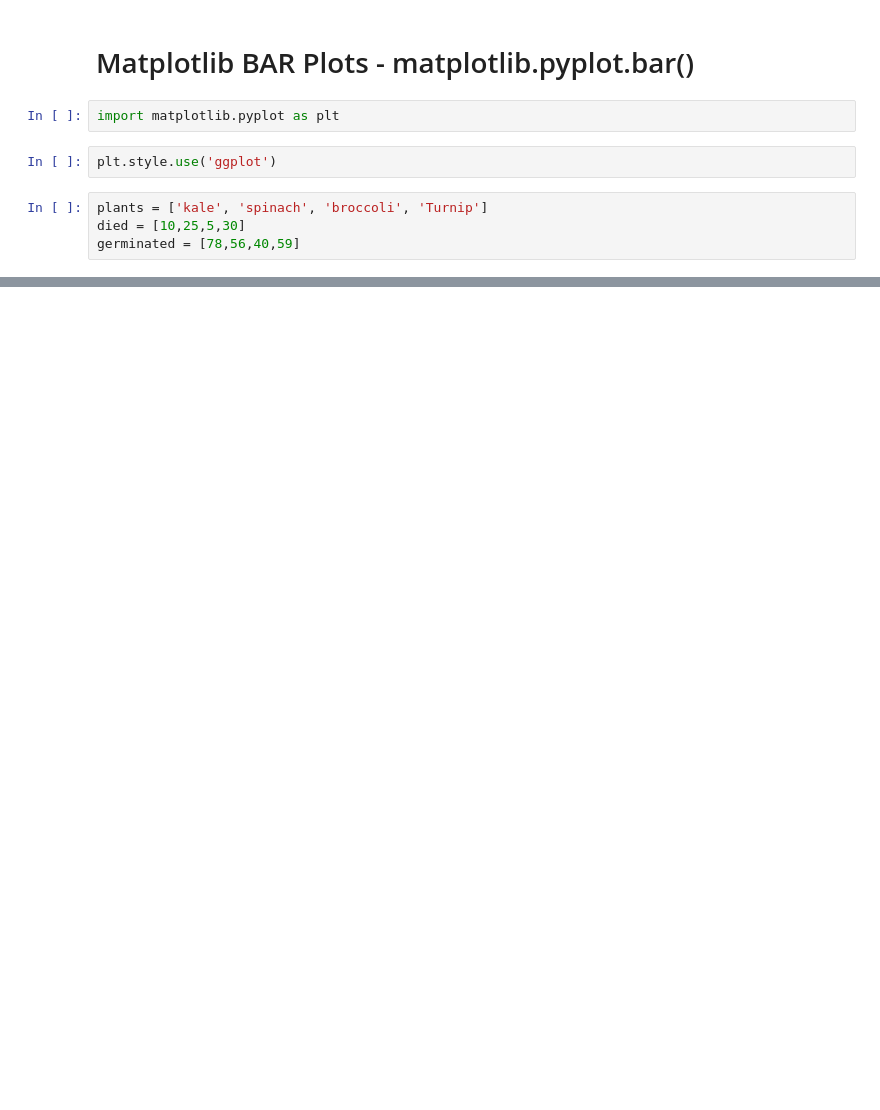
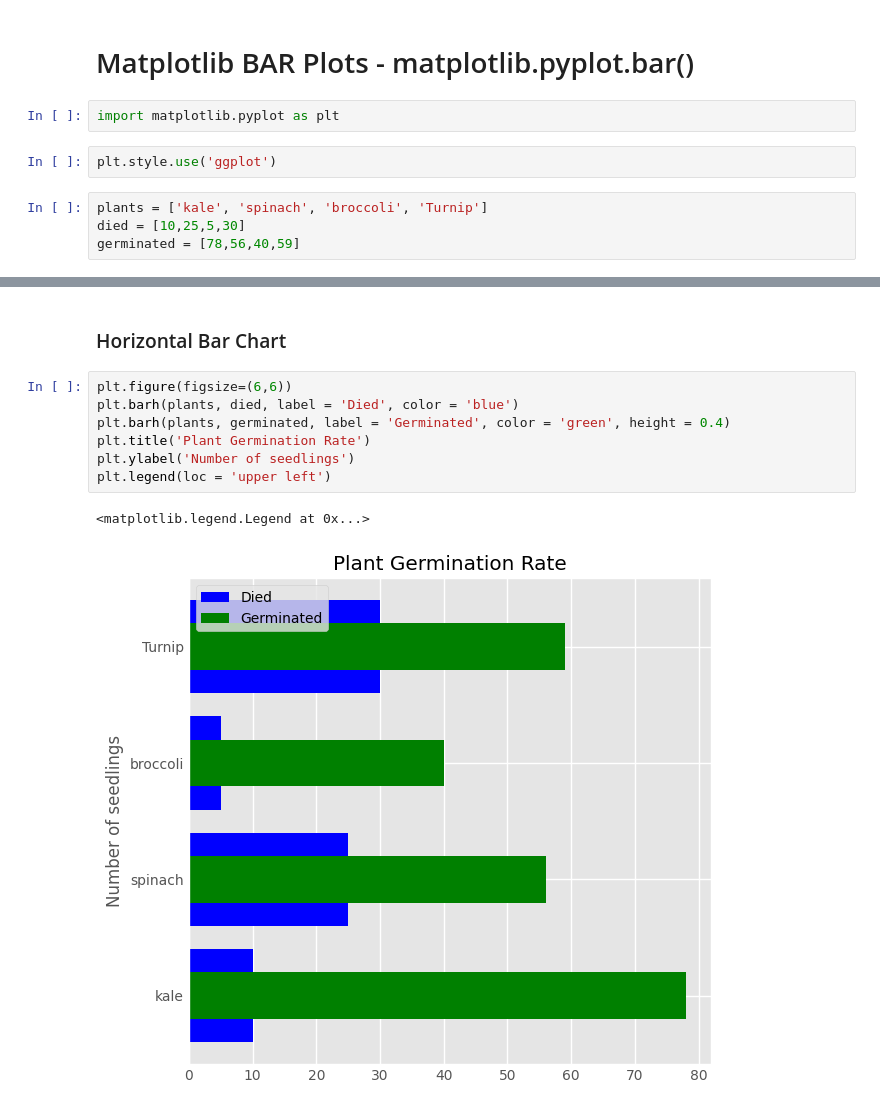
Before and after one commit to harshitgupta240197/Python, a Jupyter notebook: Matplotlib/Core_Concepts/Bar_Plots_matplotlib.ipynb, the cells around one changed output, grey strips where cells are left out. Saved outputs shown, nothing was run; the diff lists cells and outputs as text; blank space fills up the shorter version.

```diff
--- a/Matplotlib/Core_Concepts/Bar_Plots_matplotlib.ipynb
+++ b/Matplotlib/Core_Concepts/Bar_Plots_matplotlib.ipynb
@@ -18,0 +34,12 @@ Text(0.5, 1.0, 'Plant Germination Rate')
+# %% [markdown]
+### Horizontal Bar Chart
+# %%
+plt.figure(figsize=(6,6))
+plt.barh(plants, died, label = 'Died', color = 'blue')
+plt.barh(plants, germinated, label = 'Germinated', color = 'green', height = 0.4)
+plt.title('Plant Germination Rate')
+plt.ylabel('Number of seedlings')
+plt.legend(loc = 'upper left')
+# %% [output]
+<matplotlib.legend.Legend at 0x...>
+[figure, added]
```
Also changed, not shown: parts of 4 cells of this notebook.
